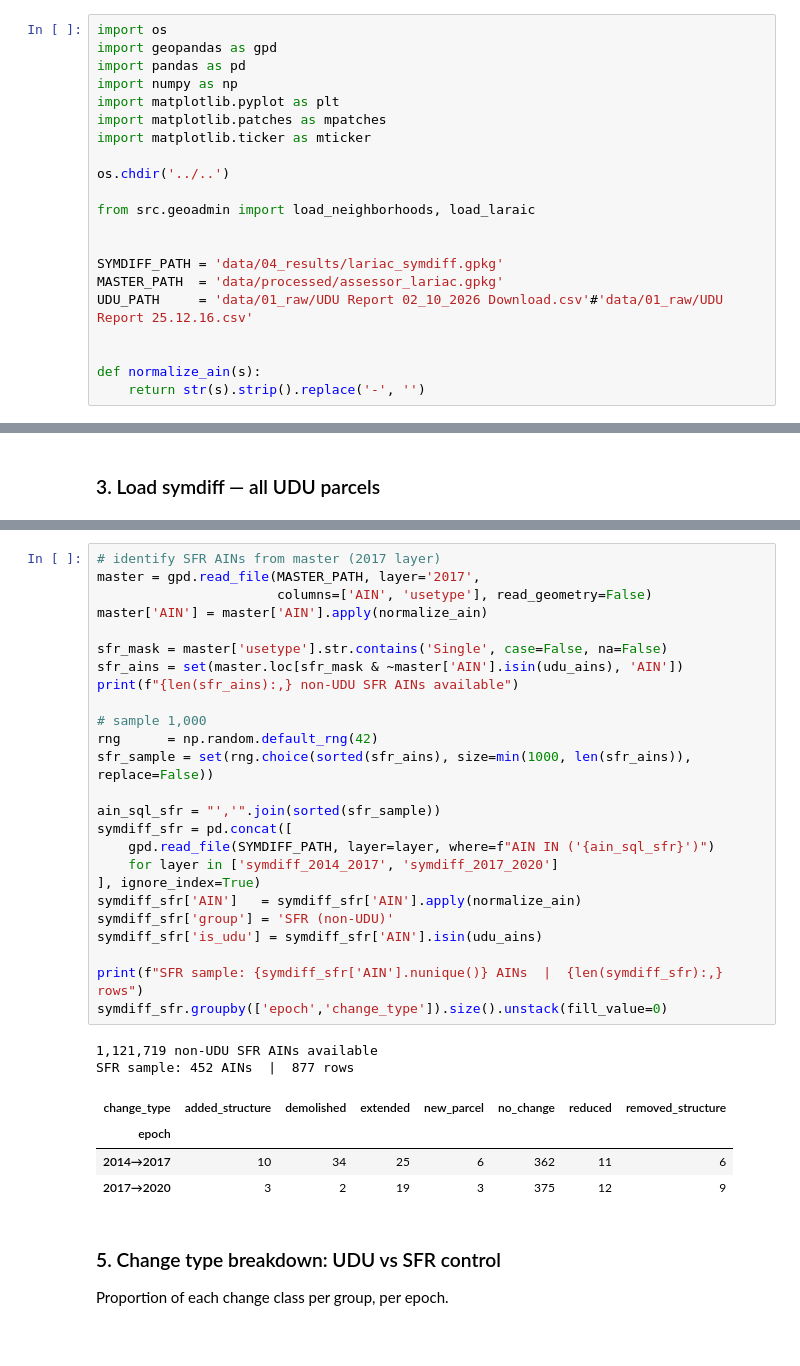
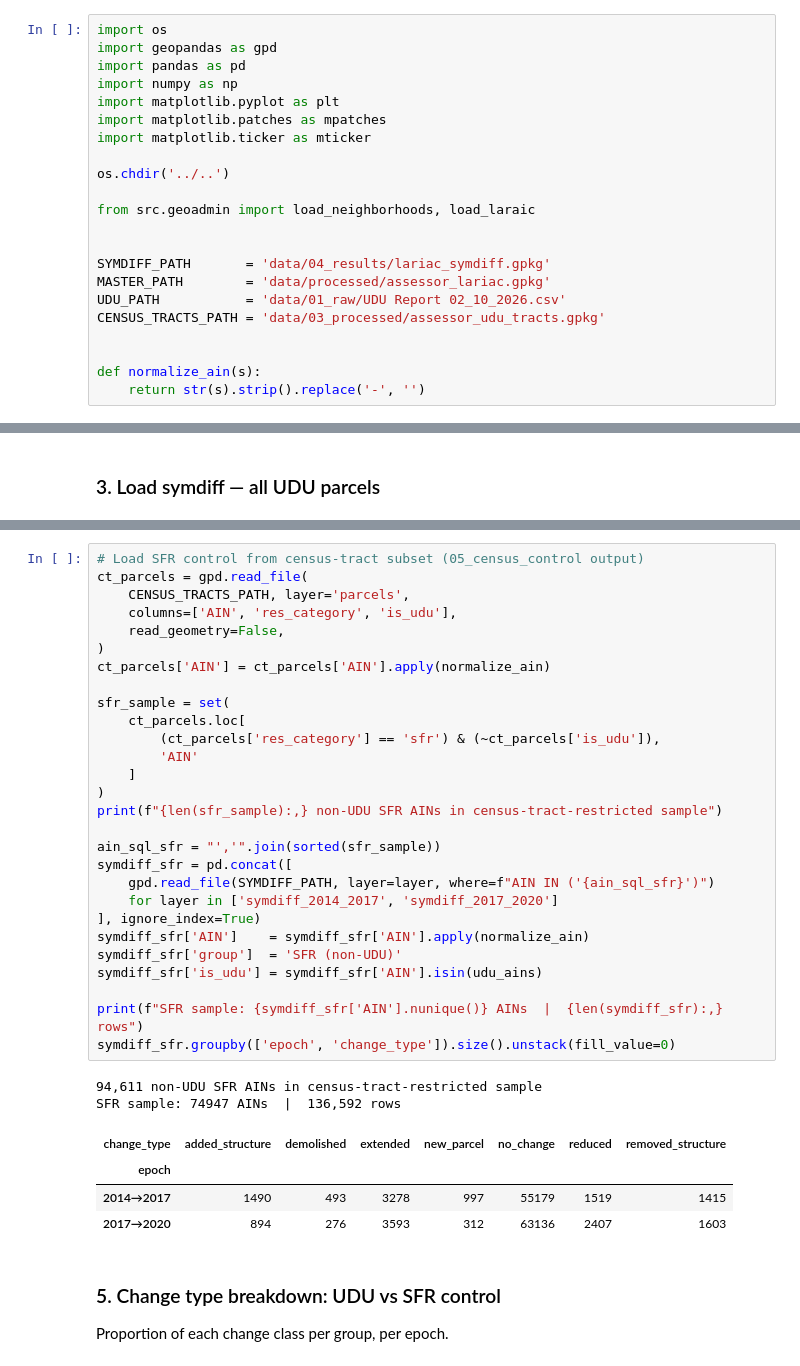
Before and after one commit to AdamSwietek/Hidden_Housing, a Jupyter notebook: notebooks/tasks/03_analysis_udu.ipynb, the cells around one changed output, grey strips where cells are left out. Cells and saved outputs as stored; diff of their text form.

```diff
--- a/notebooks/tasks/03_analysis_udu.ipynb
+++ b/notebooks/tasks/03_analysis_udu.ipynb
@@ -18,9 +18,10 @@ os.chdir('../..')
 from src.geoadmin import load_neighborhoods, load_laraic
 
 
-SYMDIFF_PATH = 'data/04_results/lariac_symdiff.gpkg'
-MASTER_PATH  = 'data/processed/assessor_lariac.gpkg'
-UDU_PATH     = 'data/01_raw/UDU Report 02_10_2026 Download.csv'#'data/01_raw/UDU Report 25.12.16.csv'
+SYMDIFF_PATH       = 'data/04_results/lariac_symdiff.gpkg'
+MASTER_PATH        = 'data/processed/assessor_lariac.gpkg'
+UDU_PATH           = 'data/01_raw/UDU Report 02_10_2026.csv'
+CENSUS_TRACTS_PATH = 'data/03_processed/assessor_udu_tracts.gpkg'
 
 
 def normalize_ain(s):
@@ -236,35 +124,38 @@ Random sample of single-family residential parcels, excluding known UDU AINs.
 # %%
-# identify SFR AINs from master (2017 layer)
-master = gpd.read_file(MASTER_PATH, layer='2017',
-                       columns=['AIN', 'usetype'], read_geometry=False)
-master['AIN'] = master['AIN'].apply(normalize_ain)
+# Load SFR control from census-tract subset (05_census_control output)
+ct_parcels = gpd.read_file(
+    CENSUS_TRACTS_PATH, layer='parcels',
+    columns=['AIN', 'res_category', 'is_udu'],
+    read_geometry=False,
+)
+ct_parcels['AIN'] = ct_parcels['AIN'].apply(normalize_ain)
 
-sfr_mask = master['usetype'].str.contains('Single', case=False, na=False)
-sfr_ains = set(master.loc[sfr_mask & ~master['AIN'].isin(udu_ains), 'AIN'])
-print(f"{len(sfr_ains):,} non-UDU SFR AINs available")
-
-# sample 1,000
-rng      = np.random.default_rng(42)
-sfr_sample = set(rng.choice(sorted(sfr_ains), size=min(1000, len(sfr_ains)), replace=False))
+sfr_sample = set(
+    ct_parcels.loc[
+        (ct_parcels['res_category'] == 'sfr') & (~ct_parcels['is_udu']),
+        'AIN'
+    ]
+)
+print(f"{len(sfr_sample):,} non-UDU SFR AINs in census-tract-restricted sample")
 
 ain_sql_sfr = "','".join(sorted(sfr_sample))
 symdiff_sfr = pd.concat([
     gpd.read_file(SYMDIFF_PATH, layer=layer, where=f"AIN IN ('{ain_sql_sfr}')")
     for layer in ['symdiff_2014_2017', 'symdiff_2017_2020']
 ], ignore_index=True)
-symdiff_sfr['AIN']   = symdiff_sfr['AIN'].apply(normalize_ain)
-symdiff_sfr['group'] = 'SFR (non-UDU)'
+symdiff_sfr['AIN']    = symdiff_sfr['AIN'].apply(normalize_ain)
+symdiff_sfr['group']  = 'SFR (non-UDU)'
 symdiff_sfr['is_udu'] = symdiff_sfr['AIN'].isin(udu_ains)
 
 print(f"SFR sample: {symdiff_sfr['AIN'].nunique()} AINs  |  {len(symdiff_sfr):,} rows")
-symdiff_sfr.groupby(['epoch','change_type']).size().unstack(fill_value=0)
+symdiff_sfr.groupby(['epoch', 'change_type']).size().unstack(fill_value=0)
 # %% [output]
-1,121,719 non-UDU SFR AINs available
-SFR sample: 452 AINs  |  877 rows
+94,611 non-UDU SFR AINs in census-tract-restricted sample
+SFR sample: 74947 AINs  |  136,592 rows
 | change_type | added_structure | demolished | extended | new_parcel | no_change | reduced | removed_structure |
 | epoch |  |  |  |  |  |  |  |
-| 2014→2017 | 10 | 34 | 25 | 6 | 362 | 11 | 6 |
-| 2017→2020 | 3 | 2 | 19 | 3 | 375 | 12 | 9 |
+| 2014→2017 | 1490 | 493 | 3278 | 997 | 55179 | 1519 | 1415 |
+| 2017→2020 | 894 | 276 | 3593 | 312 | 63136 | 2407 | 1603 |
 # %% [markdown]
 ### 5. Change type breakdown: UDU vs SFR control
 Proportion of each change class per group, per epoch.
```
Also changed, not shown: parts of 16 cells of this notebook, 2 other files.
